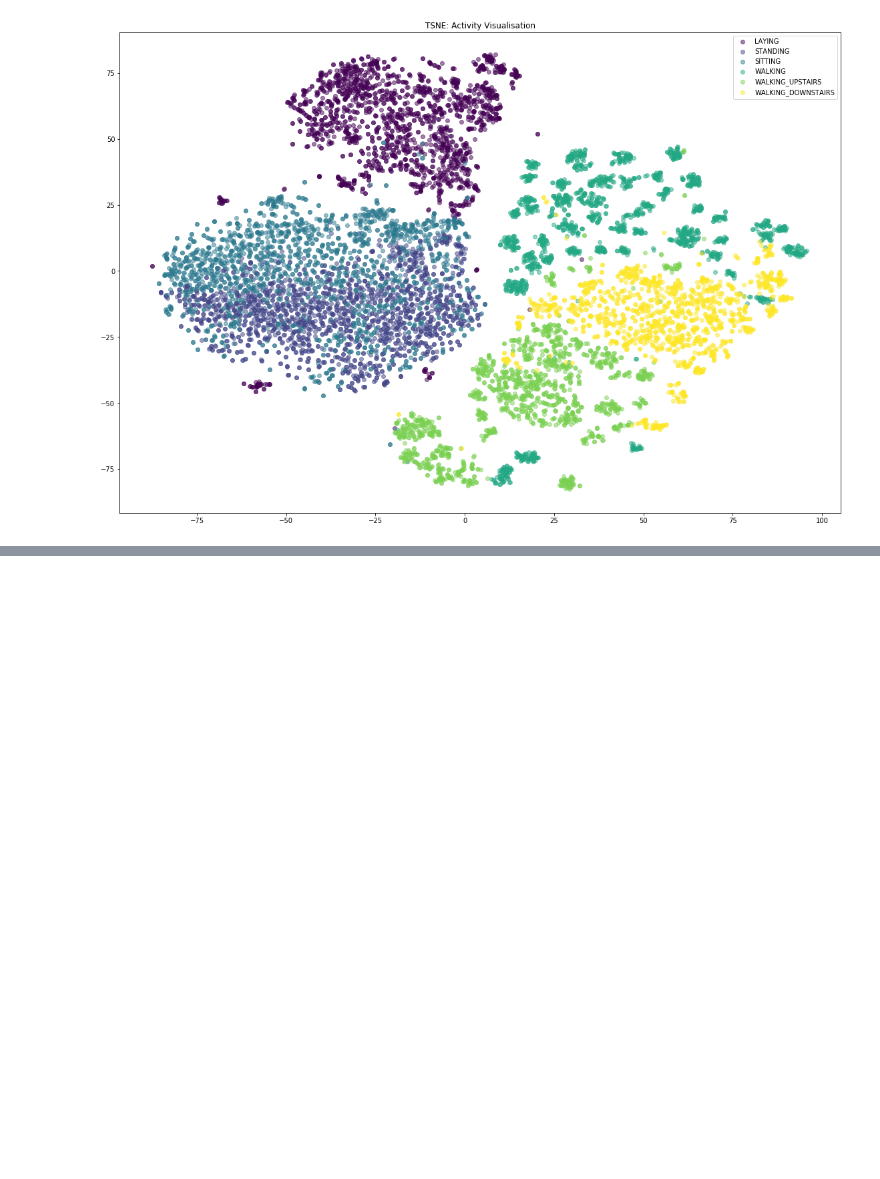
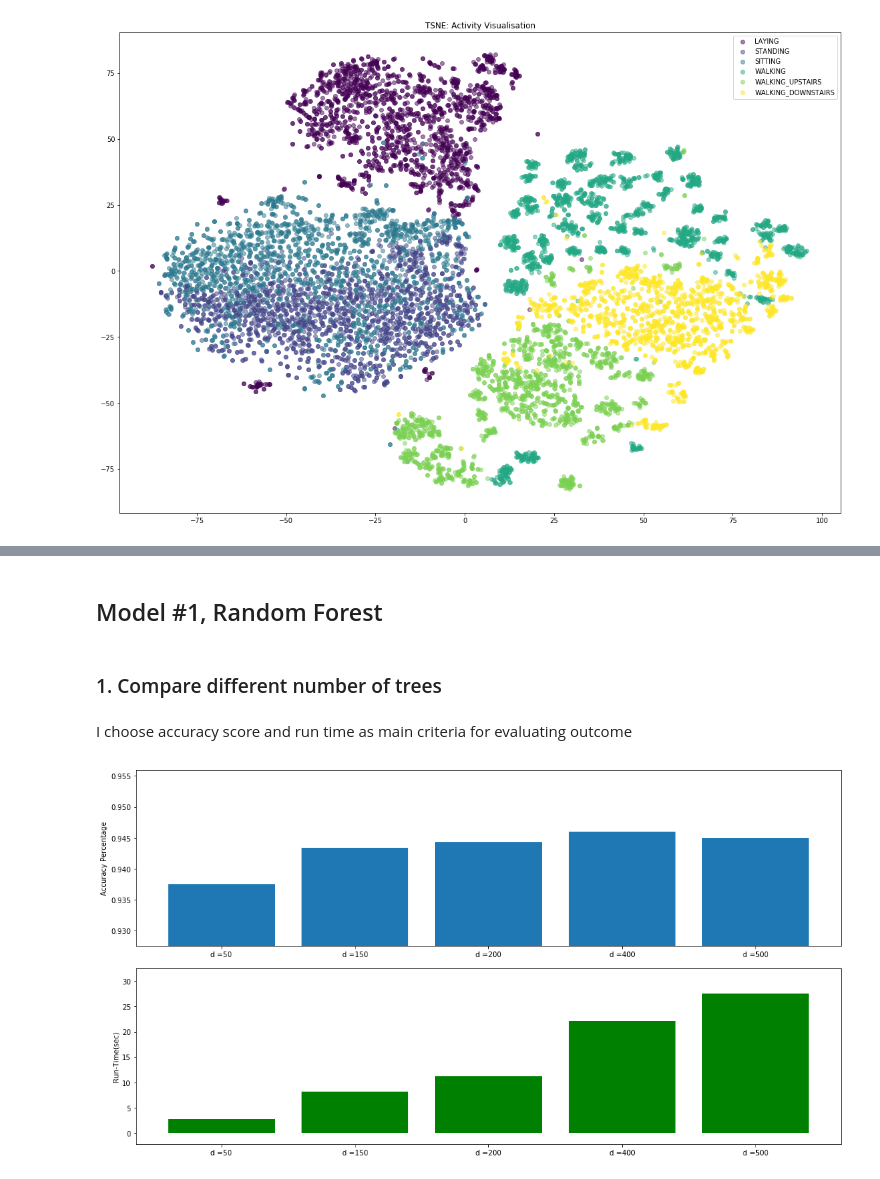
Before and after one commit to mattxushuai/Thinkful-DS, a Jupyter notebook: Supervised Learning Capstone Matt Xu.ipynb, the cells around one changed output, grey strips where cells are left out. Drawn from its saved outputs; the diff is of its cells as text; code cells hidden in the pictures; blank space fills up the shorter version.

```diff
--- a/Supervised Learning Capstone Matt Xu.ipynb
+++ b/Supervised Learning Capstone Matt Xu.ipynb
@@ -276,0 +314,4 @@ plt.show()
+# %%
+pca = PCA(n_components=120, random_state = 1300)
+X_train = pca.fit_transform(X_train)
+X_test = pca.transform(X_test)
@@ -276,0 +326,4 @@ plt.show()
+# %% [markdown]
+## Model #1, Random Forest
+# %% [markdown]
+### 1. Compare different number of trees
@@ -276,0 +337,43 @@ plt.show()
+# %% [markdown]
+I choose accuracy score and run time as main criteria for evaluating outcome
+# %%
+from timeit import default_timer as timer
+ex_time_RF_n = []
+acc_RF_n = []
+
+for clf in clf_RF_n :
+    start_time = timer()
+    fit = clf.fit(X_train, y_train)
+    pred = fit.predict(X_test)
+    accuracy = accuracy_score(y_test, pred)
+    elapsed = timer() - start_time
+
+    ex_time_RF_n.append(elapsed)
+    acc_RF_n.append(accuracy)
+# %%
+label = ('d =50','d =150','d =200','d =400','d =500')
+Accu = acc_RF_n
+ExTime = ex_time_RF_n
+
+plt.figure(figsize = (15,8))
+y_pos = np.arange(len(label))
+
+#Accuracy
+plt.subplot(2,1,1)
+plt.bar(y_pos, Accu, align='center')
+plt.xticks(y_pos, label)
+plt.ylim(min(Accu)- 0.01 , max(Accu) +0.01)
+plt.ylabel('Accuracy Percentage')
+
+
+#Execution Time
+plt.subplot(2,1,2)
+plt.bar(y_pos, ExTime, align='center', color = 'g')
+plt.xticks(y_pos, label)
+plt.ylim(min(ExTime)- 5 , max(ExTime) +5)
+plt.ylabel('Run-Time(sec)')
+
+plt.tight_layout()
+plt.show()
+# %% [output]
+[figure, added]
```
Also changed, not shown: parts of 23 cells of this notebook.
